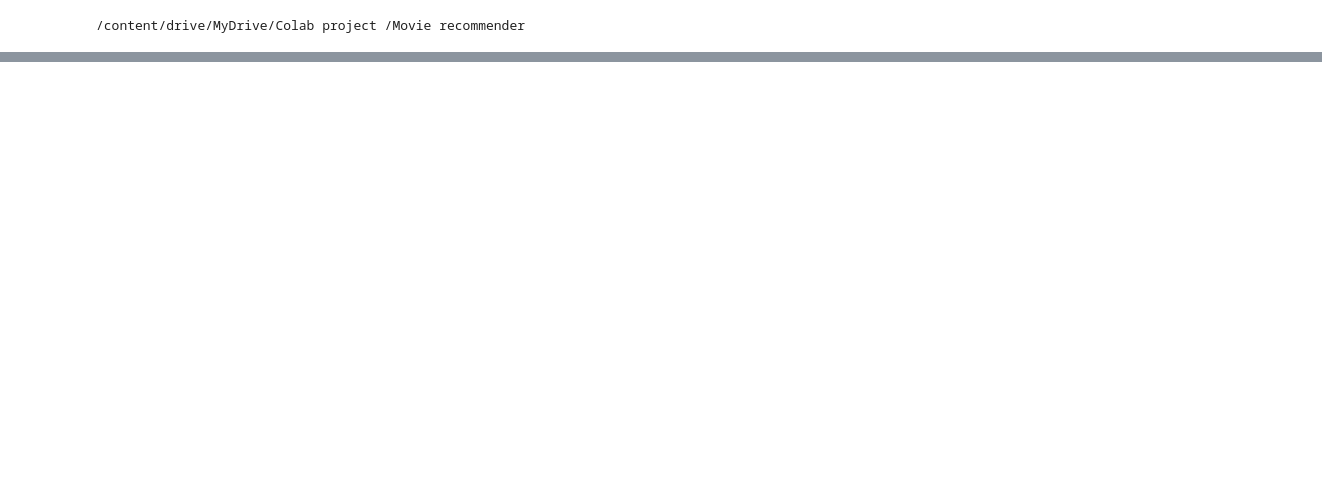
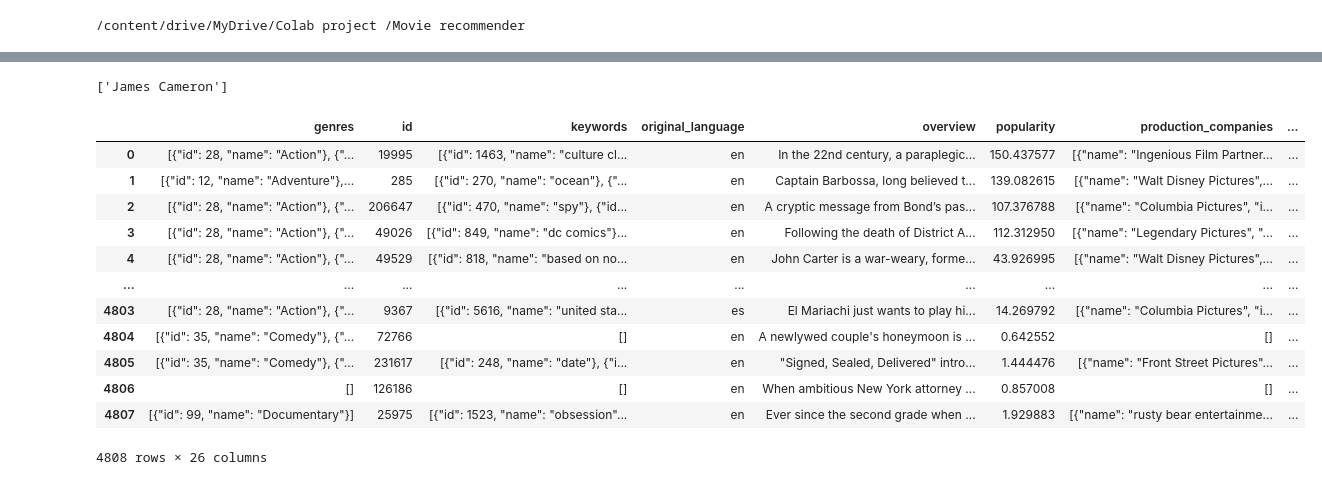
Before and after one commit to qinxuqiang/Semantic-movie-recommender, a Jupyter notebook: dataset_preparation.ipynb, the cells around one changed output, grey strips where cells are left out. Drawn from its saved outputs; the diff is of its cells as text; code cells hidden in the pictures; blank space fills up the shorter version.

```diff
--- a/dataset_preparation.ipynb
+++ b/dataset_preparation.ipynb
@@ -110,0 +133,2 @@ credits.head(2)
+# %%
+final_data=pd.read_csv('final_data.csv')
@@ -110,0 +143,20 @@ credits.head(2)
+# %%
+json.loads(final_data_1['directors'][0])
+# %% [output]
+['James Cameron']
+# %%
+final_data
+# %% [output]
+|  | genres | id | keywords | original_language | overview | popularity | production_companies | ... |
+| 0 | [{"id": 28, "name": "Action"}, {"... | 19995 | [{"id": 1463, "name": "culture cl... | en | In the 22nd century, a paraplegic... | 150.437577 | [{"name": "Ingenious Film Partner... | ... |
+| 1 | [{"id": 12, "name": "Adventure"},... | 285 | [{"id": 270, "name": "ocean"}, {"... | en | Captain Barbossa, long believed t... | 139.082615 | [{"name": "Walt Disney Pictures",... | ... |
+| 2 | [{"id": 28, "name": "Action"}, {"... | 206647 | [{"id": 470, "name": "spy"}, {"id... | en | A cryptic message from Bond’s pas... | 107.376788 | [{"name": "Columbia Pictures", "i... | ... |
+| 3 | [{"id": 28, "name": "Action"}, {"... | 49026 | [{"id": 849, "name": "dc comics"}... | en | Following the death of District A... | 112.312950 | [{"name": "Legendary Pictures", "... | ... |
+| 4 | [{"id": 28, "name": "Action"}, {"... | 49529 | [{"id": 818, "name": "based on no... | en | John Carter is a war-weary, forme... | 43.926995 | [{"name": "Walt Disney Pictures",... | ... |
+| ... | ... | ... | ... | ... | ... | ... | ... | ... |
+| 4803 | [{"id": 28, "name": "Action"}, {"... | 9367 | [{"id": 5616, "name": "united sta... | es | El Mariachi just wants to play hi... | 14.269792 | [{"name": "Columbia Pictures", "i... | ... |
+| 4804 | [{"id": 35, "name": "Comedy"}, {"... | 72766 | [] | en | A newlywed couple's honeymoon is ... | 0.642552 | [] | ... |
+| 4805 | [{"id": 35, "name": "Comedy"}, {"... | 231617 | [{"id": 248, "name": "date"}, {"i... | en | "Signed, Sealed, Delivered" intro... | 1.444476 | [{"name": "Front Street Pictures"... | ... |
+| 4806 | [] | 126186 | [] | en | When ambitious New York attorney ... | 0.857008 | [] | ... |
+| 4807 | [{"id": 99, "name": "Documentary"}] | 25975 | [{"id": 1523, "name": "obsession"... | en | Ever since the second grade when ... | 1.929883 | [{"name": "rusty bear entertainme... | ... |
+4808 rows × 26 columns
```
Also changed, not shown: parts of 22 cells of this notebook.
